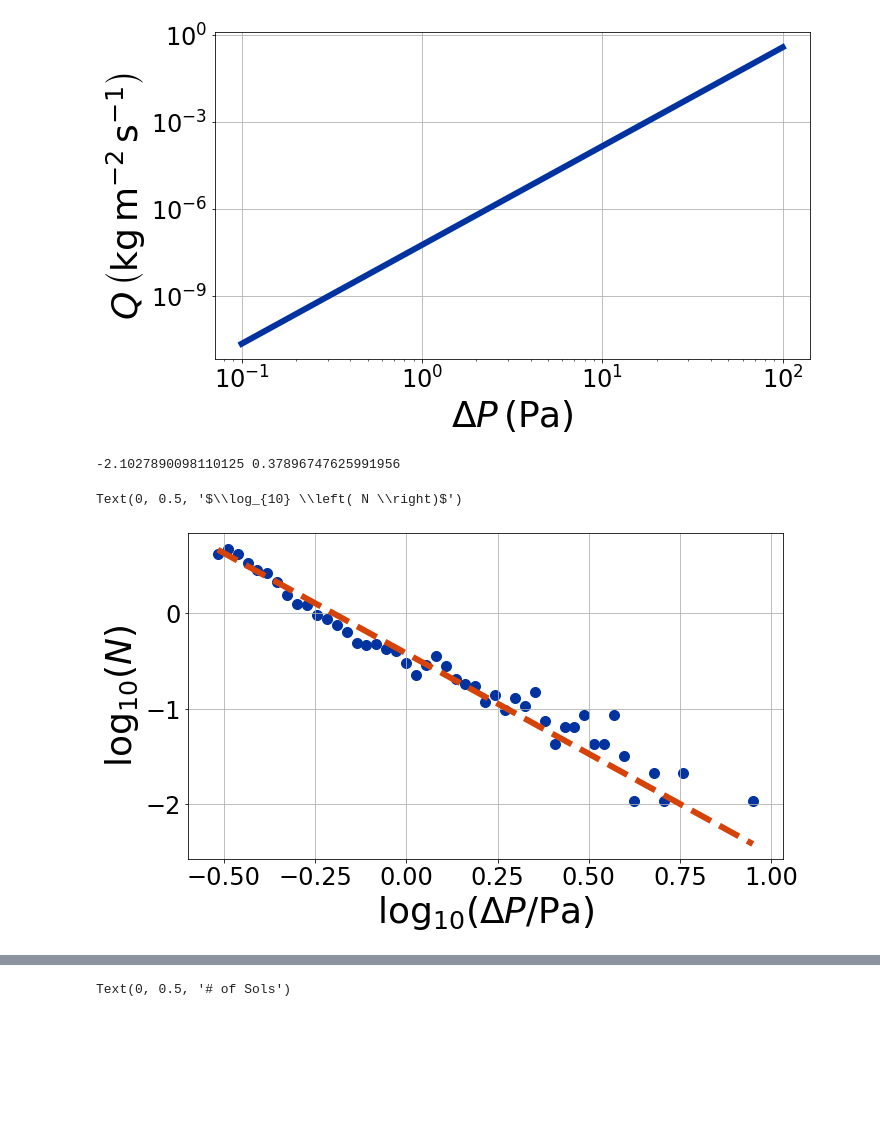
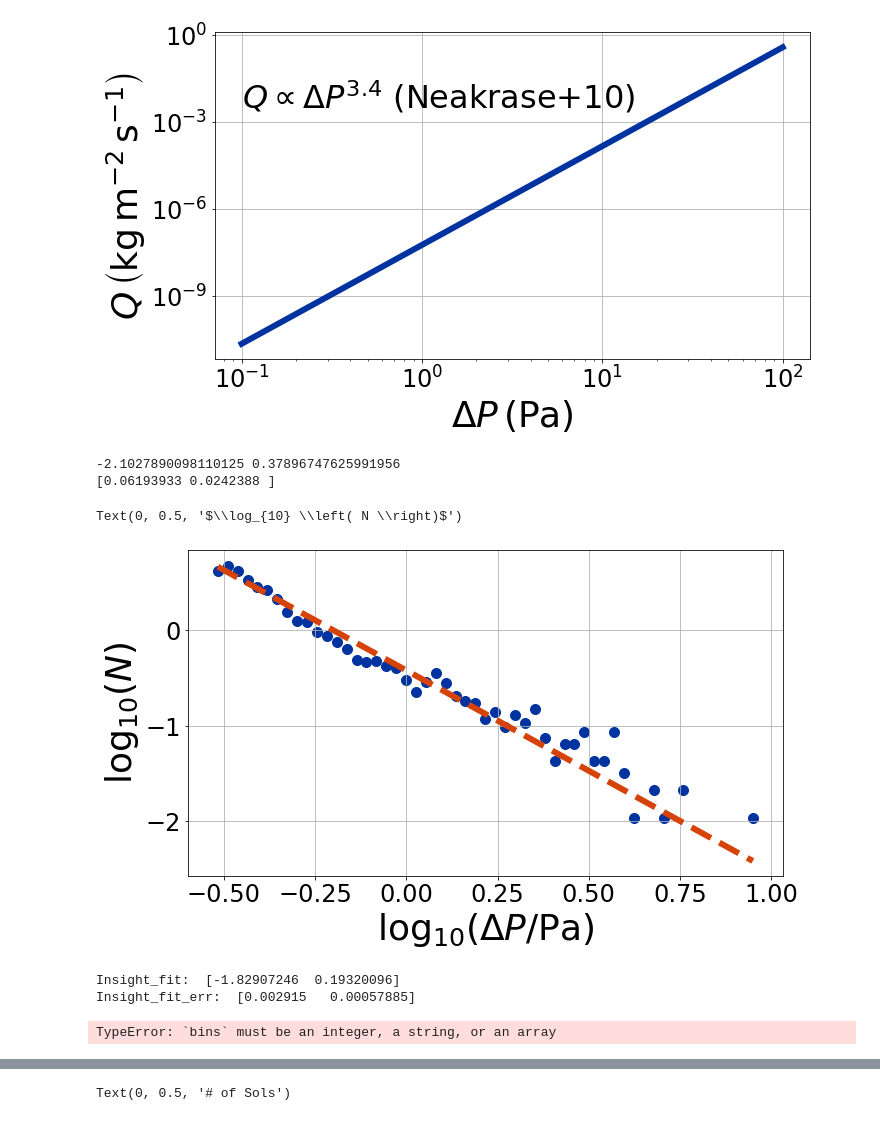
Before and after one commit to BoiseStatePlanetary/Recovering-Martian-Dust-Devil-Population, a Jupyter notebook: figures/Dust Devil Population Calculations.ipynb, the cells around one changed output, grey strips where cells are left out. Drawn from its saved outputs; the diff is of its cells as text; code cells hidden in the pictures; blank space fills up the shorter version.

Commit message:
A few experiments in binning

```diff
--- a/figures/Dust Devil Population Calculations.ipynb
+++ b/figures/Dust Devil Population Calculations.ipynb
@@ -13,22 +13,23 @@ seconds_per_sol = 88775.
 # %%
 fig = plt.figure(figsize=(6*aspect_ratio, 6))
 ax = fig.add_subplot(111)
 
 Neakrase_exponent = 3.4
 Neakrase_coefficient = 5.79e-8
 Delta_Ps = 10.**(np.linspace(-1, 2))
 Qs = Neakrase_coefficient*Delta_Ps**Neakrase_exponent
 
 ax.loglog(Delta_Ps, Qs, lw=6, color=BoiseState_blue)
+ax.text(0.1, 0.003, "$Q \\propto \\Delta P^{3.4}$ (Neakrase+10)", fontsize=32)
 
 ax.grid(True)
 ax.tick_params(labelsize=24)
 ax.set_xlabel("$\\Delta P\, \\left({\\rm Pa}\\right)$", fontsize=36)
 ax.set_ylabel("$Q\, \\left({\\rm kg\, m^{-2}\, s^{-1}}\\right)$", fontsize=36)
 
 fig.savefig("Q_vs_Delta-P.png", dpi=500, bbox_inches="tight")
 # %% [output]
-[figure, old version]
+[figure, new version]
 # %%
 # 2020 Apr 23 - Analyzing population of dust devil pressure drops reported by Spiga
 #   From github.com/aymeric-spiga/insight-atmosphere-nature-geoscience/blob/master/figure_vortices/alldrop_ordered.txt
@@ -36,15 +37,16 @@ filename = "alldrop_ordered.txt"
 
 data = np.genfromtxt(filename, delimiter=" ; ", comments="#", usecols=[0], names=["DeltaP"])
 hst, bin_edges = np.histogram(np.log10(-data["DeltaP"]), bins='auto', density=True)
-log10_hst_err = np.sqrt(hst)/(hst*np.log(10.))
 bin_centers = 0.5*(bin_edges[1:] + bin_edges[0:-1])
 ind = (bin_centers < 0.6) & (hst > 0.)
+
+log10_hst_err = np.sqrt(hst)/(hst*np.log(10.))
 res = np.polyfit(bin_centers[ind], np.log10(hst[ind]), 1, w=1./log10_hst_err[ind], cov=True)
 
 gamma = res[0][0]
 coefficient = 10**res[0][1]
 print(gamma, coefficient)
-# print(np.sqrt(np.diag(res[1])))
+print(np.sqrt(np.diag(res[1])))
 
 fig = plt.figure(figsize=(6*aspect_ratio, 6))
 ax = fig.add_subplot(111)
@@ -61,8 +63,66 @@ ax.set_ylabel("$\\log_{10} \\left( N \\right)$", fontsize=36)
 # ax.text(0.2, 2.25, "$N \\propto \\Delta P^{%4.3g\\pm%.0g}$" % (res[0][0], np.sqrt(np.diag(res[1]))[0]), fontsize=36)
 # %% [output]
 -2.1027890098110125 0.37896747625991956
+[0.06193933 0.0242388 ]
 Text(0, 0.5, '$\\log_{10} \\left( N \\right)$')
 [figure]
+# %%
+# 2020 Apr 23 - Analyzing population of dust devil pressure drops reported by Spiga
+#   From github.com/aymeric-spiga/insight-atmosphere-nature-geoscience/blob/master/figure_vortices/alldrop_ordered.txt
+filename = "alldrop_ordered.txt"
+
+Insight_filename = "41561_2020_534_Fig5_HTML_b_Insight.txt"
+Insight_data = np.genfromtxt(Insight_filename, delimiter=", ", comments="#", names=["logP", "logN"])
+Insight_err = np.sqrt(10.**Insight_data["logN"])/(10.**Insight_data["logN"]*np.log(10.))
+Insight_fit, Insight_cov = np.polyfit(Insight_data["logP"], Insight_data["logN"], 1, w=1./Insight_err, cov=True)
+print("Insight_fit: ", Insight_fit)
+print("Insight_fit_err: ", np.diag(np.sqrt(Insight_cov)))
+
+# Binning using the plot in Banfield's paper
+data = np.genfromtxt(filename, delimiter=" ; ", comments="#", usecols=[0], names=["DeltaP"])
+# hst, bin_edges = np.histogram(np.log10(-data["DeltaP"]), bins='auto', density=True)
+# bin_centers = 0.5*(bin_edges[1:] + bin_edges[0:-1])
+# ind = (bin_centers < 0.6) & (hst > 0.)
+
+bin_width = np.median(Insight_data["logP"][1:]-Insight_data["logP"][0:-1])
+# bin_edges = np.array([np.min(Insight_data["logP"]) - 0.5*bin_width,
+#                      *(0.5*(Insight_data["logP"][1:] + Insight_data["logP"][0:-1])),
+#                      np.max(Insight_data["logP"]) + 0.5*bin_width])
+hst, bin_edges = np.histogram(np.log10(-data["DeltaP"]), bins=bin_width)
+print(hst)
+log10_hst_err = np.sqrt(hst)/(hst*np.log(10.))
+ind = (hst > 0.)
+res = np.polyfit(Insight_data["logP"][ind], np.log10(hst[ind]), 1, w=1./log10_hst_err[ind], cov=True)
+
+gamma = res[0][0]
+coefficient = 10**res[0][1]
+print(gamma, coefficient)
+print(np.sqrt(np.diag(res[1])))
+
+fig = plt.figure(figsize=(6*aspect_ratio, 6))
+ax = fig.add_subplot(111)
+
+# ax.errorbar(bin_centers, np.log10(hst), yerr=log10_hst_err, marker='o', markersize=10, ls='', color=BoiseState_blue)
+# ax.scatter(bin_centers, np.log10(hst), marker='o', s=100, color=BoiseState_blue)
+# ax.plot(bin_centers, np.polyval(res[0], bin_centers), lw=6, color=BoiseState_orange, ls='--')
+
+# ax.errorbar(Insight_data["logP"], np.log10(hst),
+#             yerr=log10_hst_err, marker='o', markersize=10, ls='', color=BoiseState_blue)
+ax.scatter(Insight_data["logP"], np.log10(hst),
+           marker='o', s=100, color=BoiseState_blue)
+ax.plot(Insight_data["logP"], np.polyval(res[0], Insight_data["logP"]),
+        lw=6, color=BoiseState_orange, ls='--')
+
+ax.grid(True)
+ax.tick_params(labelsize=24)
+ax.set_xlabel("$\\log_{10} \\left( \\Delta P/{\\rm Pa} \\right)$", fontsize=36)
+ax.set_ylabel("$\\log_{10} \\left( N \\right)$", fontsize=36)
+
+# ax.text(0.2, 2.25, "$N \\propto \\Delta P^{%4.3g\\pm%.0g}$" % (res[0][0], np.sqrt(np.diag(res[1]))[0]), fontsize=36)
+# %% [output]
+Insight_fit:  [-1.82907246  0.19320096]
+Insight_fit_err:  [0.002915   0.00057885]
+TypeError: `bins` must be an integer, a string, or an array
 # %%
 # 2020 Apr 25 - Analyzing population of dust devil pressure drops reported in Banfield, Spiga, et al. (2020)
 #   after grabbing data from figure
```
Also changed, not shown: parts of 5 cells of this notebook, 5 other files.
